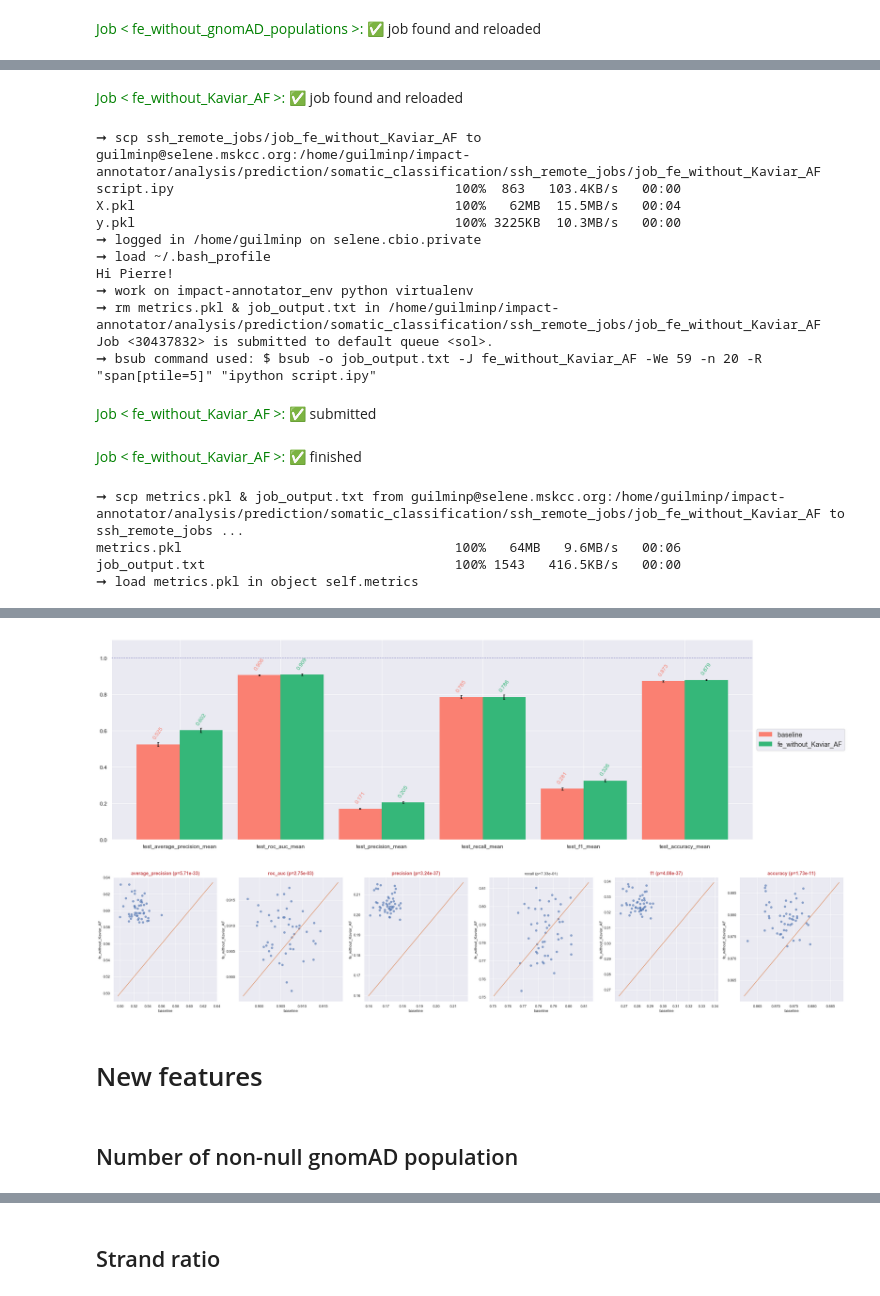
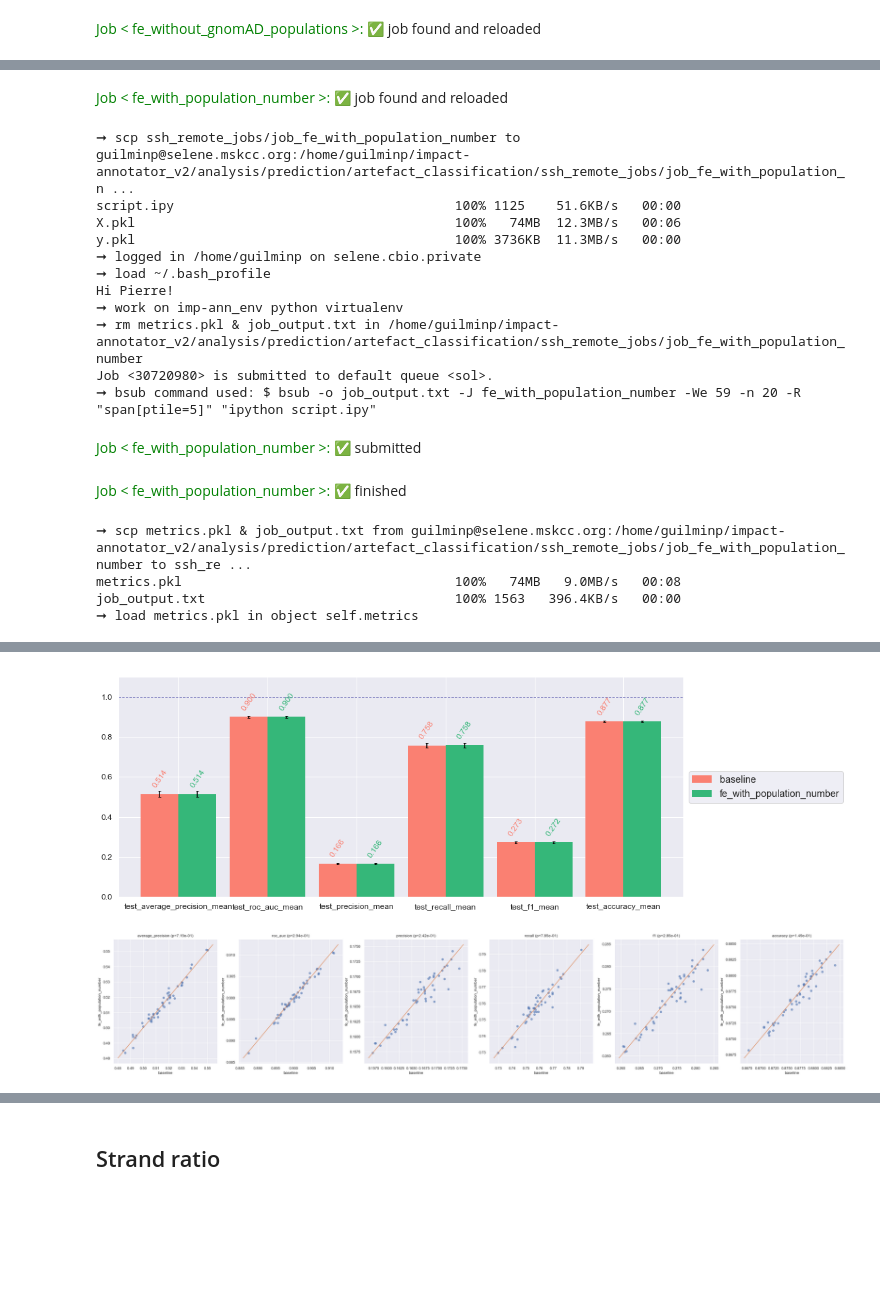
Before and after one commit to pierreguilmin/impact-annotator_v2, a Jupyter notebook: analysis/prediction/artefact_classification/feature_engineering.ipynb, the cells around one changed output, grey strips where cells are left out. Cells and saved outputs as stored; diff of their text form; code cells hidden in the pictures; blank space fills up the shorter version.

```diff
--- a/analysis/prediction/artefact_classification/feature_engineering.ipynb
+++ b/analysis/prediction/artefact_classification/feature_engineering.ipynb
@@ -8,5 +18,9 @@ This notebook is divided in two parts:
 # %%
 %run ../../../utils/Python/setup_environment.ipy
 %run ../../../utils/Python/selene_job.ipy
+
+Selene_Job.cluster_username             = 'guilminp'
+Selene_Job.ssh_remote_jobs_cluster_path = '/home/guilminp/impact-annotator_v2/analysis/prediction/artefact_classification/ssh_remote_jobs'
+Selene_Job.ssh_remote_jobs_local_path   = 'ssh_remote_jobs'
 # %% [output]
 Setup environment... done!
@@ -72,0 +85,2 @@ job_baseline = Selene_Job('fe_baseline_181105', 'guilminp', '/home/guilminp/impa
+# %%
+job_baseline = Selene_Job('fe_baseline', load_from_id=True)
@@ -383,37 +532,38 @@ job.load_data(X, y, path_to_script=job_baseline.script_path)
-# %%
-job = Selene_Job('fe_without_Kaviar_AF', 'guilminp', '/home/guilminp/impact-annotator/analysis/prediction/somatic_classification/ssh_remote_jobs', 'ssh_remote_jobs', load_from_id=True)
-# %% [output]
-<span style="color:green">Job < fe_without_Kaviar_AF >: </span>✅ job found and reloaded
+# %%
+job = Selene_Job('fe_with_population_number', load_from_id=True)
+# %% [output]
+<span style="color:green">Job < fe_with_population_number >: </span>✅ job found and reloaded
 # %%
 job.run(n_jobs=20, short_job=True)
 # %% [output]
-➞ scp ssh_remote_jobs/job_fe_without_Kaviar_AF to guilminp@selene.mskcc.org:/home/guilminp/impact-annotator/analysis/prediction/somatic_classification/ssh_remote_jobs/job_fe_without_Kaviar_AF
-script.ipy                                    100%  863   103.4KB/s   00:00
-X.pkl                                         100%   62MB  15.5MB/s   00:04
-y.pkl                                         100% 3225KB  10.3MB/s   00:00
+➞ scp ssh_remote_jobs/job_fe_with_population_number to guilminp@selene.mskcc.org:/home/guilminp/impact-annotator_v2/analysis/prediction/artefact_classification/ssh_remote_jobs/job_fe_with_population_n ...
+script.ipy                                    100% 1125    51.6KB/s   00:00
+X.pkl                                         100%   74MB  12.3MB/s   00:06
+y.pkl                                         100% 3736KB  11.3MB/s   00:00
 ➞ logged in /home/guilminp on selene.cbio.private
 ➞ load ~/.bash_profile
 Hi Pierre!
-➞ work on impact-annotator_env python virtualenv
-➞ rm metrics.pkl & job_output.txt in /home/guilminp/impact-annotator/analysis/prediction/somatic_classification/ssh_remote_jobs/job_fe_without_Kaviar_AF
-Job <30437832> is submitted to default queue <sol>.
-➞ bsub command used: $ bsub -o job_output.txt -J fe_without_Kaviar_AF -We 59 -n 20 -R "span[ptile=5]" "ipython script.ipy"
+➞ work on imp-ann_env python virtualenv
+➞ rm metrics.pkl & job_output.txt in /home/guilminp/impact-annotator_v2/analysis/prediction/artefact_classification/ssh_remote_jobs/job_fe_with_population_number
+Job <30720980> is submitted to default queue <sol>.
+➞ bsub command used: $ bsub -o job_output.txt -J fe_with_population_number -We 59 -n 20 -R "span[ptile=5]" "ipython script.ipy"
-<span style="color:green">Job < fe_without_Kaviar_AF >: </span>✅ submitted<br>
+<span style="color:green">Job < fe_with_population_number >: </span>✅ submitted<br>
 # %%
 job.get_results()
 # %% [output]
-<span style="color:green">Job < fe_without_Kaviar_AF >: </span>✅ finished<br>
+<span style="color:green">Job < fe_with_population_number >: </span>✅ finished<br>
-➞ scp metrics.pkl & job_output.txt from guilminp@selene.mskcc.org:/home/guilminp/impact-annotator/analysis/prediction/somatic_classification/ssh_remote_jobs/job_fe_without_Kaviar_AF to ssh_remote_jobs ...
-metrics.pkl                                   100%   64MB   9.6MB/s   00:06
-job_output.txt                                100% 1543   416.5KB/s   00:00
+➞ scp metrics.pkl & job_output.txt from guilminp@selene.mskcc.org:/home/guilminp/impact-annotator_v2/analysis/prediction/artefact_classification/ssh_remote_jobs/job_fe_with_population_number to ssh_re ...
+metrics.pkl                                   100%   74MB   9.0MB/s   00:08
+job_output.txt                                100% 1563   396.4KB/s   00:00
 ➞ load metrics.pkl in object self.metrics
 # %%
-summary_3 = Summary()
-summary_3.add(job_baseline.metrics, 'baseline', 'salmon')
-summary_3.add(job.metrics, job.job_id)
-summary_3.display()
-summary_3.plot()
-summary_3.plot_2_vs_2('baseline', job.job_id)
+summary = Summary()
+summary.add(job_baseline.metrics, 'baseline', 'salmon')
+summary.add(job.metrics, job.job_id)
+
+summary.display()
+summary.plot(figsize=(15, 6))
+summary.plot_2_vs_2('baseline', job.job_id)
 # %% [output]
 |  | test_average_precision_mean | test_roc_auc_mean | test_precision_mean | test_recall_mean | test_f1_mean | ... |
 | metrics_name |  |  |  |  |  | ... |
@@ -422,6 +572,2 @@ summary_3.plot_2_vs_2('baseline', job.job_id)
-[figure, old version]
+[figure, new version]
-[figure, old version]
+[figure, new version]
-# %% [markdown]
-# New features
-# %% [markdown]
-## Number of non-null gnomAD population
```
Also changed, not shown: parts of 107 cells of this notebook, 7 other files.
